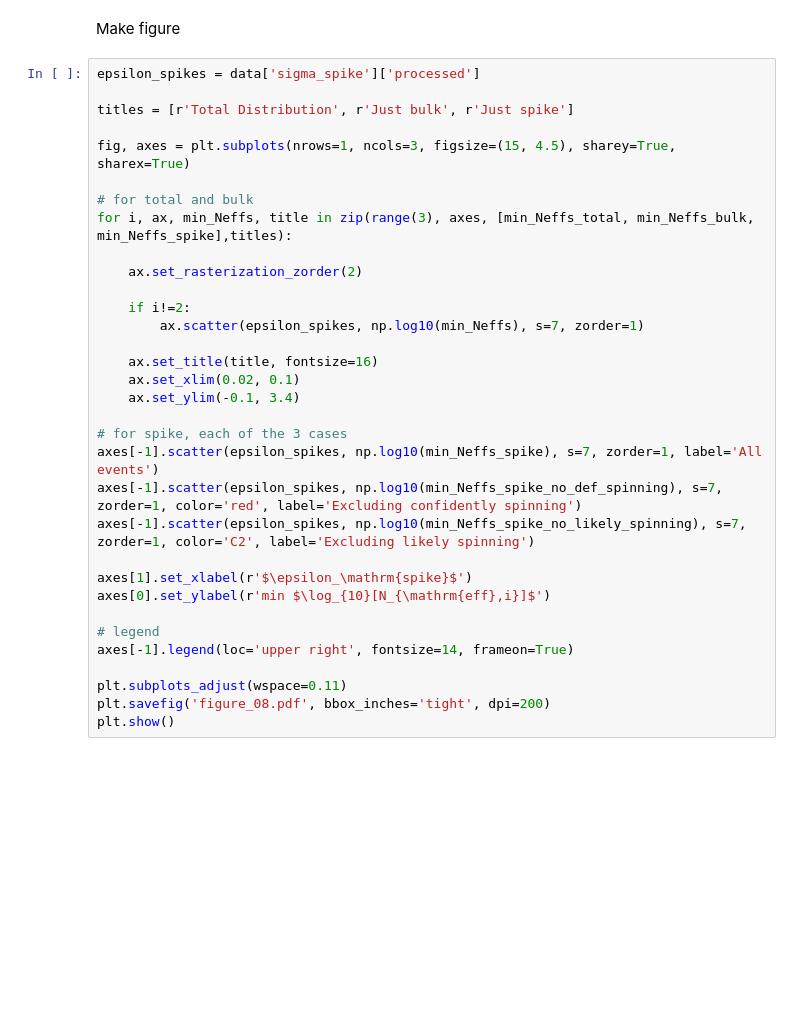
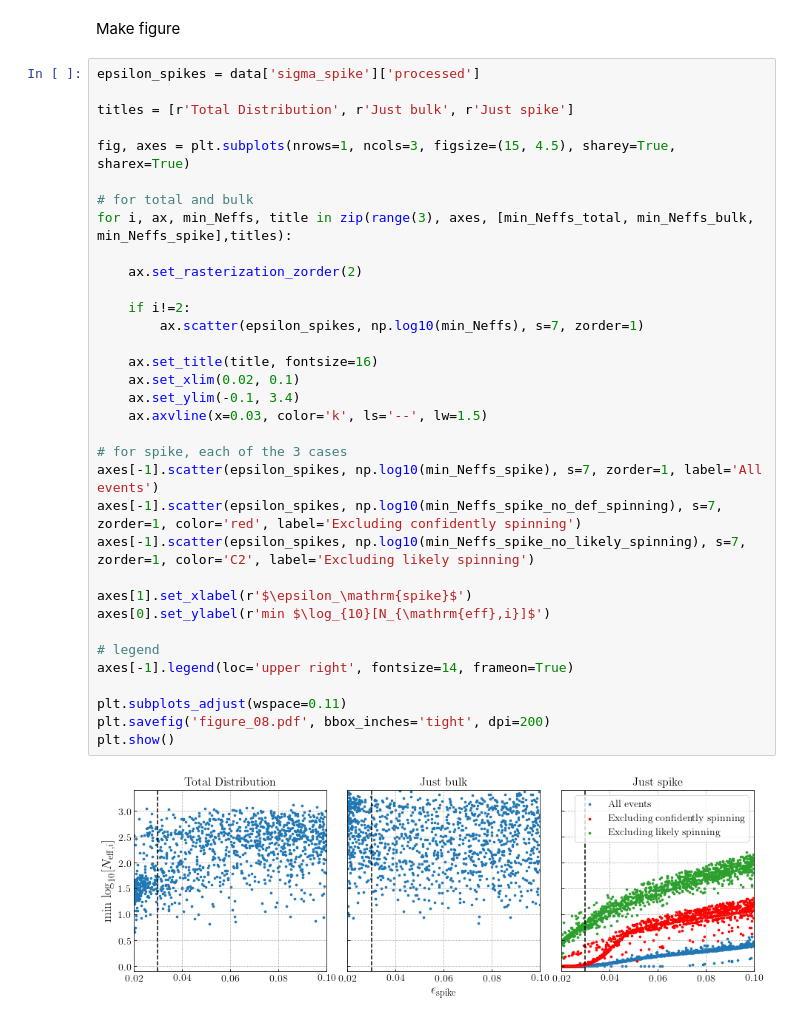
Before and after one commit to tcallister/gwtc3-spin-studies, a Jupyter notebook: figures/make_figure_08.ipynb, the cells around one changed output. Drawn from its saved outputs; the diff is of its cells as text; blank space fills up the shorter version.

```diff
--- a/figures/make_figure_08.ipynb
+++ b/figures/make_figure_08.ipynb
@@ -136,30 +156,33 @@ epsilon_spikes = data['sigma_spike']['processed']
 titles = [r'Total Distribution', r'Just bulk', r'Just spike']
 
 fig, axes = plt.subplots(nrows=1, ncols=3, figsize=(15, 4.5), sharey=True, sharex=True)
 
 # for total and bulk
 for i, ax, min_Neffs, title in zip(range(3), axes, [min_Neffs_total, min_Neffs_bulk, min_Neffs_spike],titles):
 
     ax.set_rasterization_zorder(2)
 
     if i!=2:
         ax.scatter(epsilon_spikes, np.log10(min_Neffs), s=7, zorder=1)
 
     ax.set_title(title, fontsize=16)
     ax.set_xlim(0.02, 0.1)
     ax.set_ylim(-0.1, 3.4)
+    ax.axvline(x=0.03, color='k', ls='--', lw=1.5)
 
 # for spike, each of the 3 cases
 axes[-1].scatter(epsilon_spikes, np.log10(min_Neffs_spike), s=7, zorder=1, label='All events')
 axes[-1].scatter(epsilon_spikes, np.log10(min_Neffs_spike_no_def_spinning), s=7, zorder=1, color='red', label='Excluding confidently spinning')
 axes[-1].scatter(epsilon_spikes, np.log10(min_Neffs_spike_no_likely_spinning), s=7, zorder=1, color='C2', label='Excluding likely spinning')
 
 axes[1].set_xlabel(r'$\epsilon_\mathrm{spike}$')
 axes[0].set_ylabel(r'min $\log_{10}[N_{\mathrm{eff},i}]$')
 
 # legend
 axes[-1].legend(loc='upper right', fontsize=14, frameon=True)
 
 plt.subplots_adjust(wspace=0.11)
 plt.savefig('figure_08.pdf', bbox_inches='tight', dpi=200)
 plt.show()
+# %% [output]
+[figure, added]
```
Also changed, not shown: parts of 1 cell of this notebook, 14 other files.
